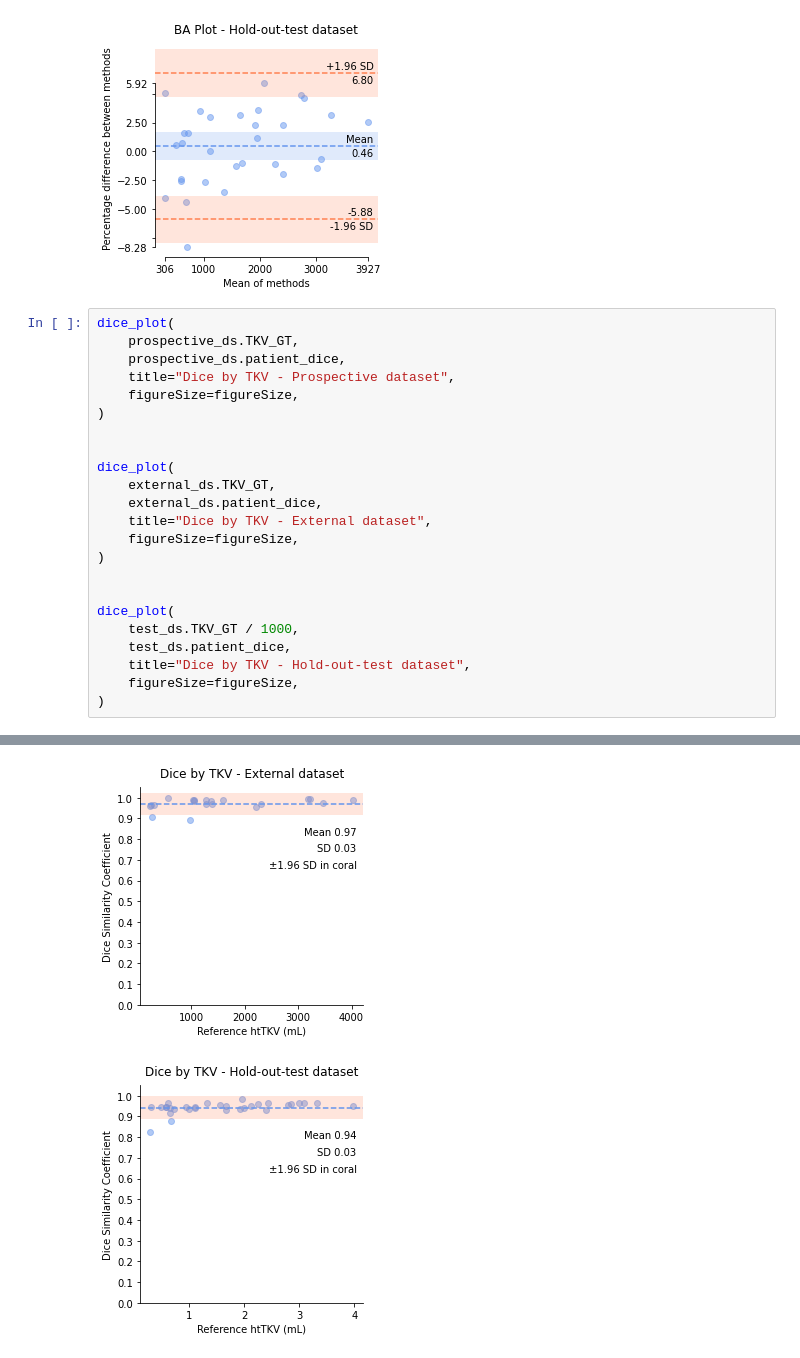
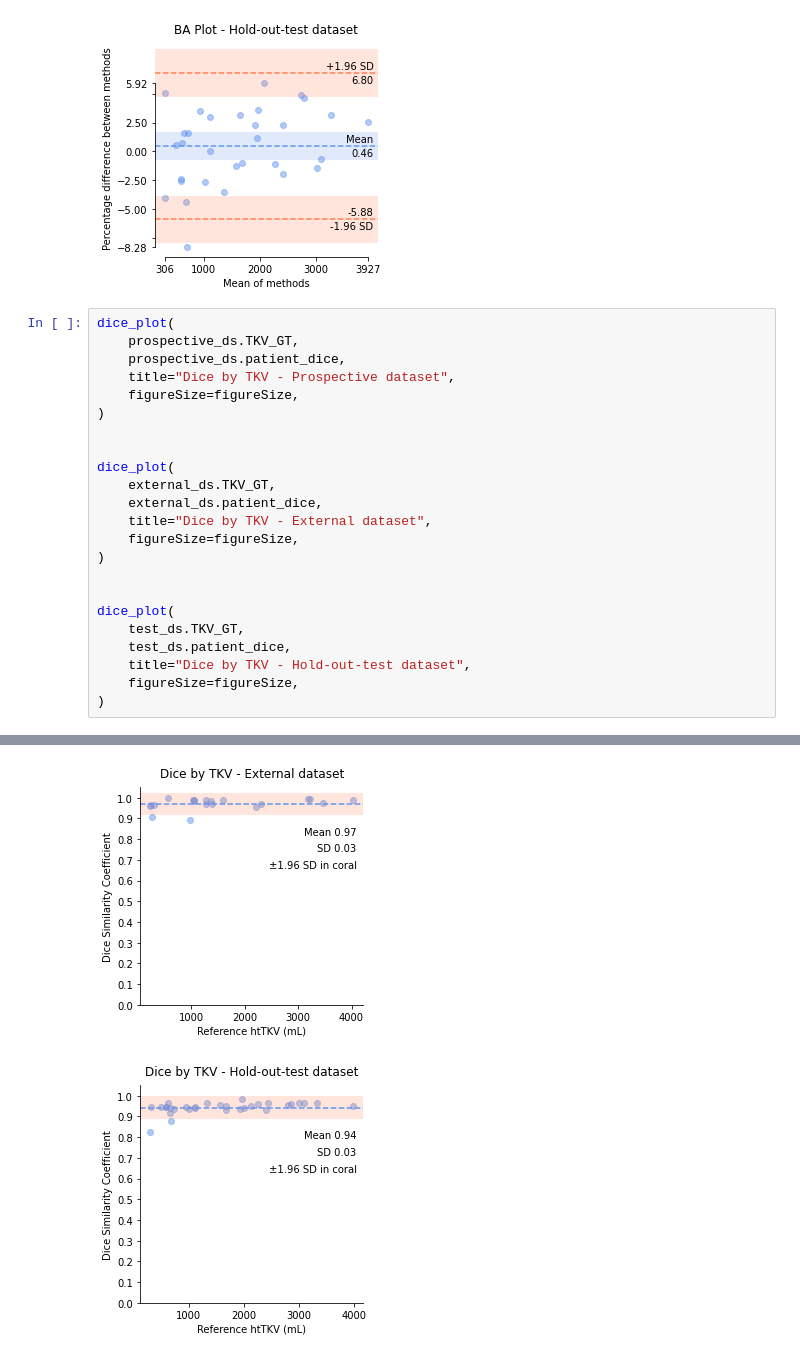
Before and after one commit to aksg87/adpkd-segmentation-pytorch, a Jupyter notebook: results/bland_altman.ipynb, the cells around one changed output, grey strips where cells are left out. Drawn from its saved outputs; the diff is of its cells as text.

Commit message:
fix units for hold-out-test dice

```diff
--- a/results/bland_altman.ipynb
+++ b/results/bland_altman.ipynb
@@ -125,27 +125,27 @@ blandAltman(
 # %%
 dice_plot(
     prospective_ds.TKV_GT,
     prospective_ds.patient_dice,
     title="Dice by TKV - Prospective dataset",
     figureSize=figureSize,
 )
 
 
 dice_plot(
     external_ds.TKV_GT,
     external_ds.patient_dice,
     title="Dice by TKV - External dataset",
     figureSize=figureSize,
 )
 
 
 dice_plot(
-    test_ds.TKV_GT / 1000,
+    test_ds.TKV_GT,
     test_ds.patient_dice,
     title="Dice by TKV - Hold-out-test dataset",
     figureSize=figureSize,
 )
 # %% [output]
 [figure]
 [figure]
-[figure, old version]
+[figure, new version]
```
Also changed, not shown: 1 other file.
